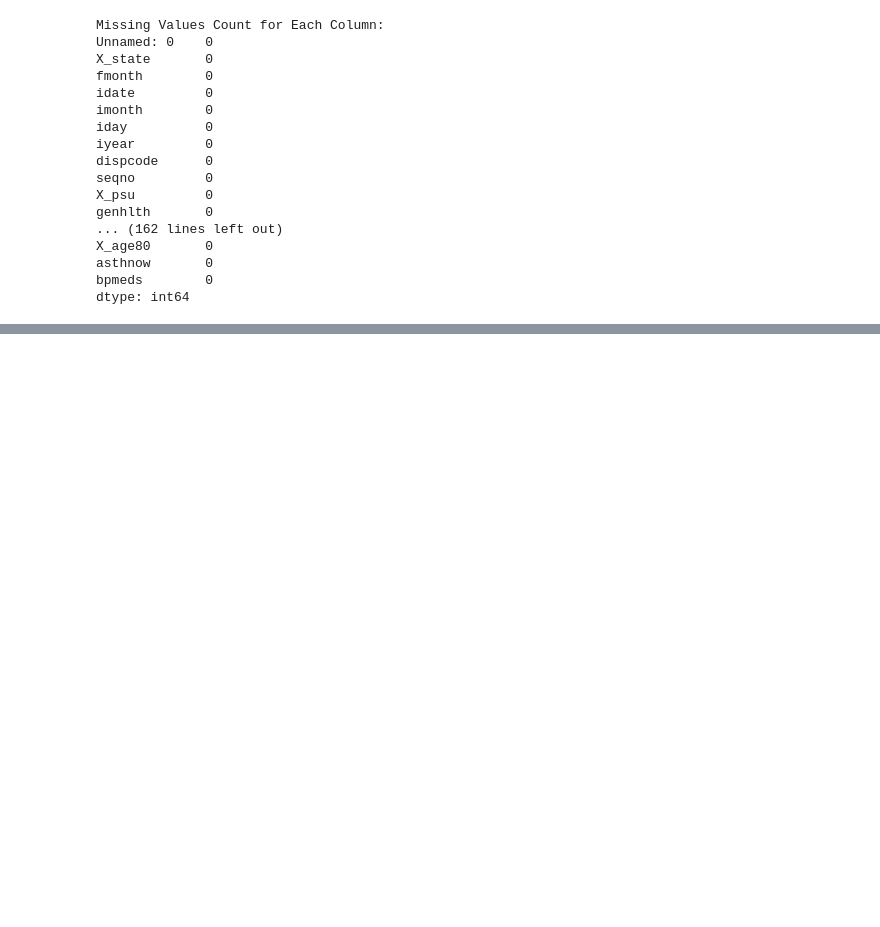
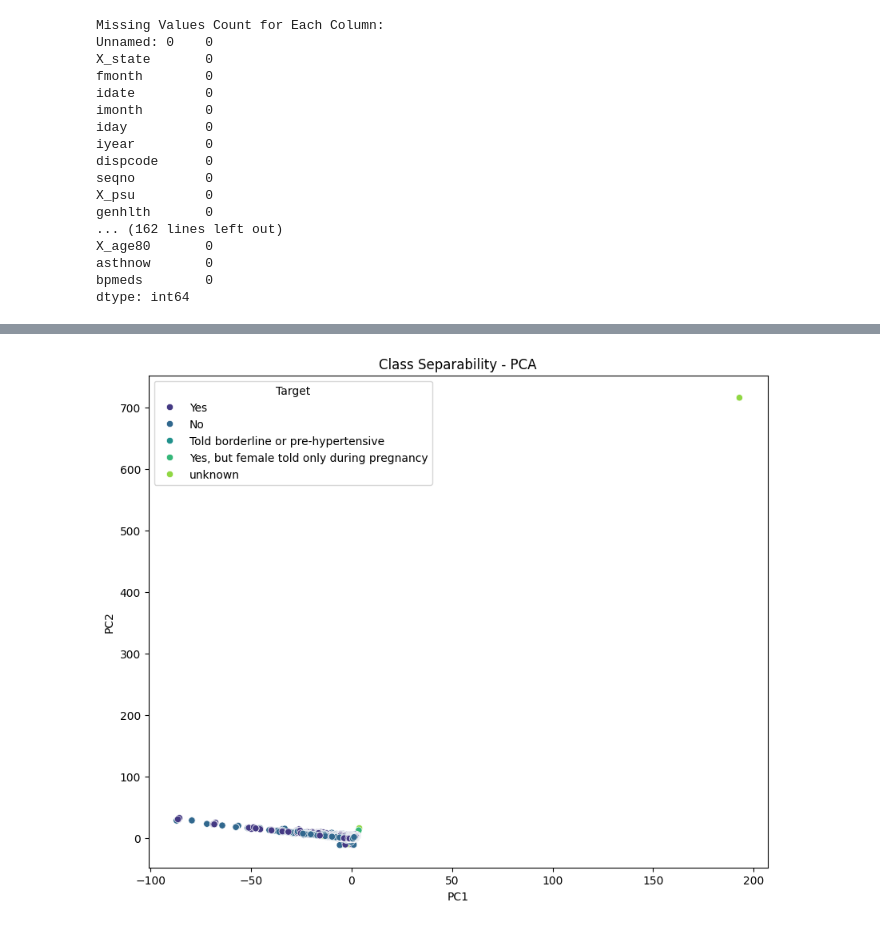
Before and after one commit to kuncheriatom/healthinsurance, a Jupyter notebook: notebook/ModelForBp.ipynb, the cells around one changed output, grey strips where cells are left out. Cells and saved outputs as stored; diff of their text form; code cells hidden in the pictures; blank space fills up the shorter version.

Commit message:
bp model update

```diff
--- a/notebook/ModelForBp.ipynb
+++ b/notebook/ModelForBp.ipynb
@@ -596 +598,72 @@ Top 10 features based on importance: Index(['X_vegesum', 'X_frutsum', 'X_bmi5',
       dtype='object')
+# %%
+from sklearn.metrics import accuracy_score, classification_report, confusion_matrix
+from sklearn.decomposition import PCA
+import seaborn as sns
+import matplotlib.pyplot as plt
+
+
+# Define features and target
+features = [
+    'physhlth', 'menthlth', 'poorhlth', 'bloodcho', 'cholchk', 'toldhi2', 'weight2',
+    'height3', 'sleptim1', 'smoke100', 'usenow3', 'alcday5', 'X_rfhype5', 'X_rfchol', 'X_drdxar1',
+    'X_prace1', 'X_bmi5', 'X_bmi5cat', 'X_rfbmi5', 'X_rfsmok3', 'drnkany5', 'X_drnkdy4', 'X_drnkmo4',
+    'X_rfdrwm4', 'X_rfdrhv4', 'X_frtresp', 'X_vegresp', 'X_frutsum', 'X_vegesum', 'X_frtlt1', 'X_veglt1',
+    'X_frt16', 'genhlth', 'activity_product'
+]
+target_variable = 'bphigh4'
+target = df[target_variable]
+
+# Identify numeric and non-numeric columns
+numeric_features = df[features].select_dtypes(include=np.number).columns
+non_numeric_features = df[features].select_dtypes(exclude=np.number).columns
+
+# Handle missing values and scaling
+numeric_transformer = Pipeline(steps=[
+    ('imputer', SimpleImputer(strategy='mean')),
+    ('scaler', StandardScaler())
+])
+
+preprocessor = ColumnTransformer(
+    transformers=[
+        ('num', numeric_transformer, numeric_features),
+        ('non_num', 'drop', non_numeric_features)
+    ]
+)
+
+# Transform the features
+features_scaled = preprocessor.fit_transform(df[features])
+
+# Split the data into training and testing sets
+X_train, X_test, y_train, y_test = train_test_split(features_scaled, target, test_size=0.2, random_state=42)
+
+# Train a RandomForestClassifier
+model = RandomForestClassifier(random_state=42)
+model.fit(X_train, y_train)
+
+# Make predictions on the test set
+y_pred = model.predict(X_test)
+
+# Evaluate the model
+accuracy = accuracy_score(y_test, y_pred)
+report = classification_report(y_test, y_pred)
+conf_matrix = confusion_matrix(y_test, y_pred)
+
+print(f"Accuracy: {accuracy}")
+print("\nClassification Report:\n", report)
+print("\nConfusion Matrix:\n", conf_matrix)
+
+# Visualize class separability using PCA
+pca = PCA(n_components=2)
+features_pca = pca.fit_transform(features_scaled)
+
+# Add the target variable to the reduced features for visualization
+features_pca_df = pd.DataFrame(features_pca, columns=['PC1', 'PC2'])
+features_pca_df['Target'] = target.values
+
+# Visualize class separability using a scatter plot
+plt.figure(figsize=(10, 8))
+sns.scatterplot(x='PC1', y='PC2', hue='Target', data=features_pca_df, palette='viridis')
+plt.title('Class Separability - PCA')
+plt.show()
+# %% [output]
@@ -596,0 +687 @@ Top 10 features based on importance: Index(['X_vegesum', 'X_frutsum', 'X_bmi5',
+[figure, added]
```
Also changed, not shown: parts of 8 cells of this notebook.
